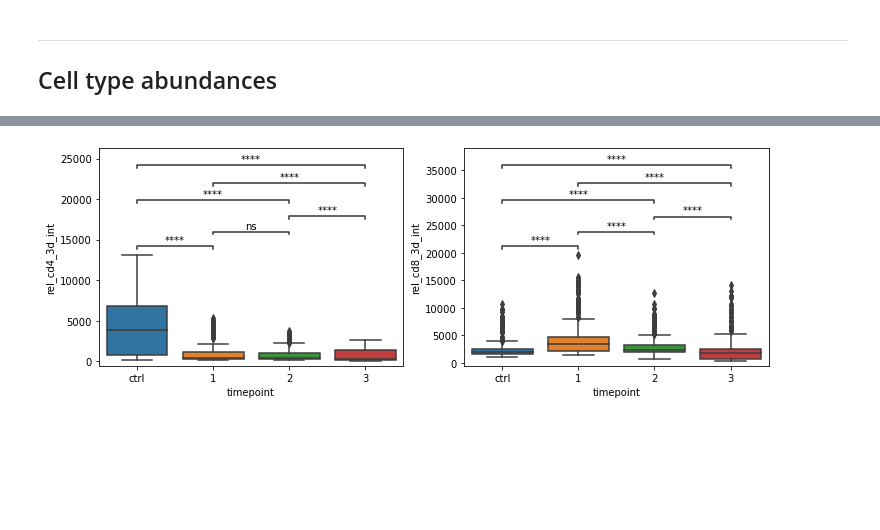
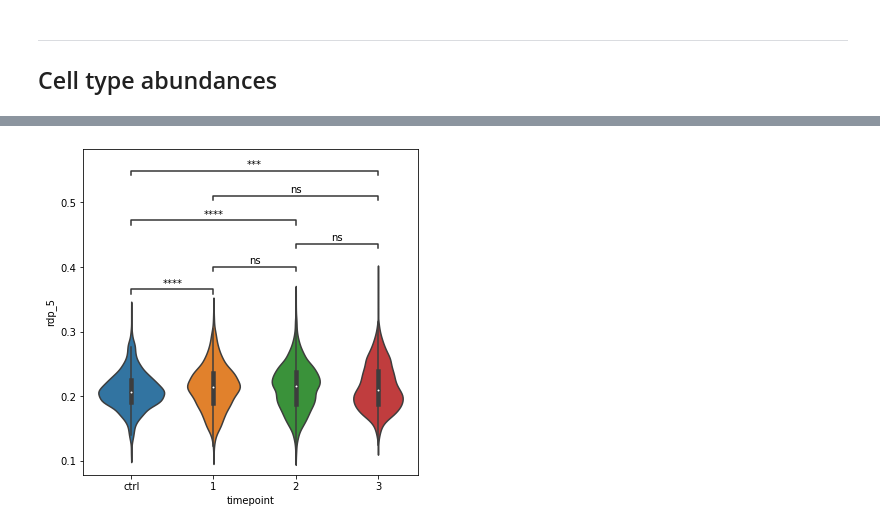
Before and after one commit to GVS-Lab/immune_cell_project, a Jupyter notebook: notebooks/pbmc/patients/marker/cancer_specific/eda_marker_glioma.ipynb, the cells around one changed output, grey strips where cells are left out. Saved outputs shown, nothing was run; the diff lists cells and outputs as text; code cells hidden in the pictures; blank space fills up the shorter version.

```diff
--- a/notebooks/pbmc/patients/marker/cancer_specific/eda_marker_glioma.ipynb
+++ b/notebooks/pbmc/patients/marker/cancer_specific/eda_marker_glioma.ipynb
@@ -73,0 +44,5 @@ hv_data.describe()
+# %%
+hv_root_data_dir = "../../../../../data/control/marker/"
+feature_file_path = "/preprocessed/full_pipeline/nuclear_features.csv"
+qc_result_file_path = "/preprocessed/full_pipeline/segmentation/qc_results.csv"
+marker_label_file_path = "/preprocessed/full_pipeline/marker_labels/marker_labels.csv"
@@ -158,3 +160,8 @@ glioma_data.describe()
 # %%
-data = hv_data.append(glioma_data)
+data = glioma_data.copy()
+data["cd16"] = data["cd16"].map({0: "cd16-", 1: "cd16+"})
+data["cd4"] = data["cd4"].map({0: "cd4-", 1: "cd4+"})
+data["cd8"] = data["cd8"].map({0: "cd8-", 1: "cd8+"})
+data["celltype"] = data["cd4"] + data["cd8"] + data["cd16"]
+data.head()
 # %% [output]
@@ -162,6 +176,0 @@ data = hv_data.append(glioma_data)
-# %%
-data["cd8_cd4"] = np.repeat("cd8+", len(data))
-data.loc[(data["cd8"] == 0) & (data["cd4"] == 1), "cd8_cd4"] = "cd4+"
-data.loc[(data["cd8"] == 1) & (data["cd4"] == 1), "cd8_cd4"] = "++"
-data.loc[(data["cd8"] == 0) & (data["cd4"] == 0), "cd8_cd4"] = "--"
-data.head()
@@ -408,44 +430,28 @@ plt.show()
 # %%
-fig, ax = plt.subplots(nrows=1, ncols=2, figsize=[12, 4])
-ax = ax.flatten()
-ax[0] = sns.boxplot(data=data, x="timepoint", y="rel_cd4_3d_int", ax=ax[0])
+tmp = data.copy().append(hv_data)
+fig, ax = plt.subplots(nrows=1, ncols=1, figsize=[6, 6])
+ax = sns.violinplot(
+    data=tmp, x="timepoint", y="rdp_5", ax=ax, order=["ctrl", "1", "2", "3"]
+)
 add_stat_annotation(
-    ax[0],
-    data=data,
+    ax,
+    data=tmp,
     x="timepoint",
-    y="rel_cd4_3d_int",
+    y="rdp_5",
     box_pairs=[
         ("ctrl", "1"),
         ("ctrl", "2"),
         ("ctrl", "3"),
         ("1", "2"),
         ("1", "3"),
         ("2", "3"),
     ],
     test="Mann-Whitney",
     order=["ctrl", "1", "2", "3"],
     loc="inside",
     verbose=0,
 )
-ax[1] = sns.boxplot(data=data, x="timepoint", y="rel_cd8_3d_int", ax=ax[1])
-add_stat_annotation(
-    ax[1],
-    data=data,
-    x="timepoint",
-    y="rel_cd8_3d_int",
-    box_pairs=[
-        ("ctrl", "1"),
-        ("ctrl", "2"),
-        ("ctrl", "3"),
-        ("1", "2"),
-        ("1", "3"),
-        ("2", "3"),
-    ],
-    test="Mann-Whitney",
-    loc="inside",
-    verbose=0,
-)
 plt.show()
 # %% [output]
-[figure, old version]
+[figure, new version]
 [interactive output not drawn]
```
Also changed, not shown: parts of 29 cells of this notebook, 36 other files.
